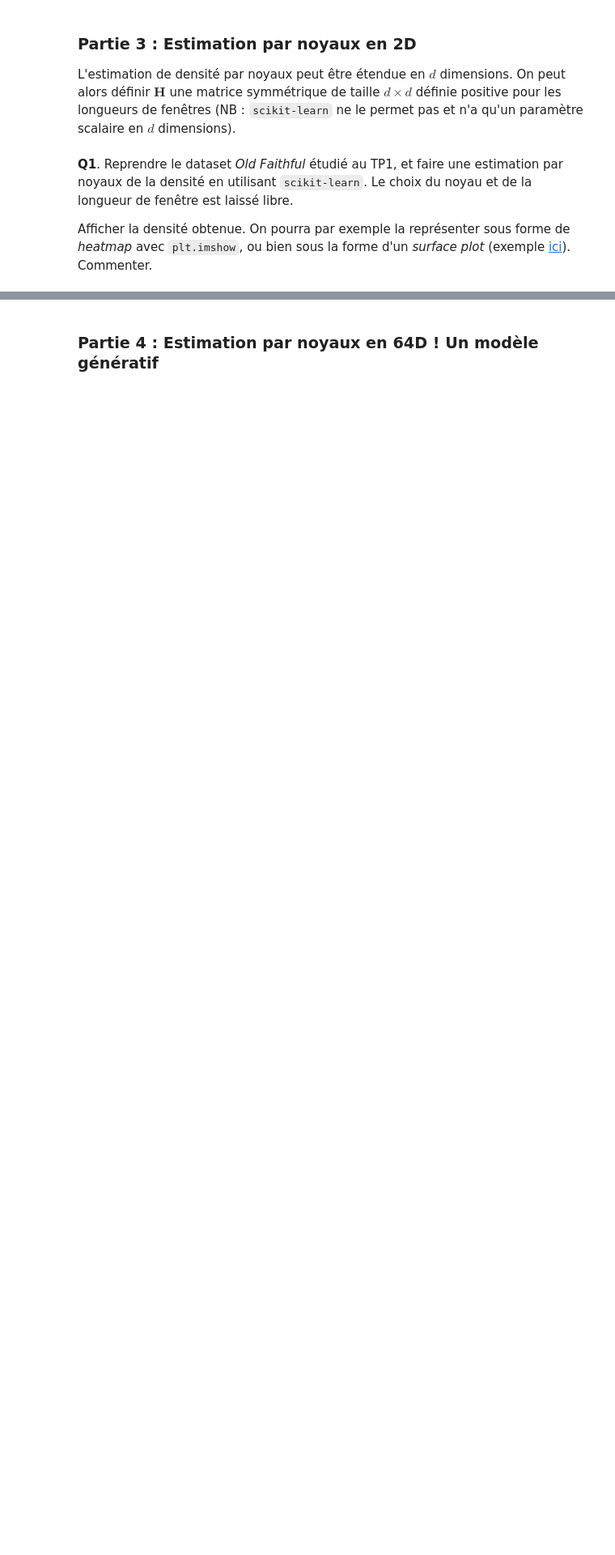
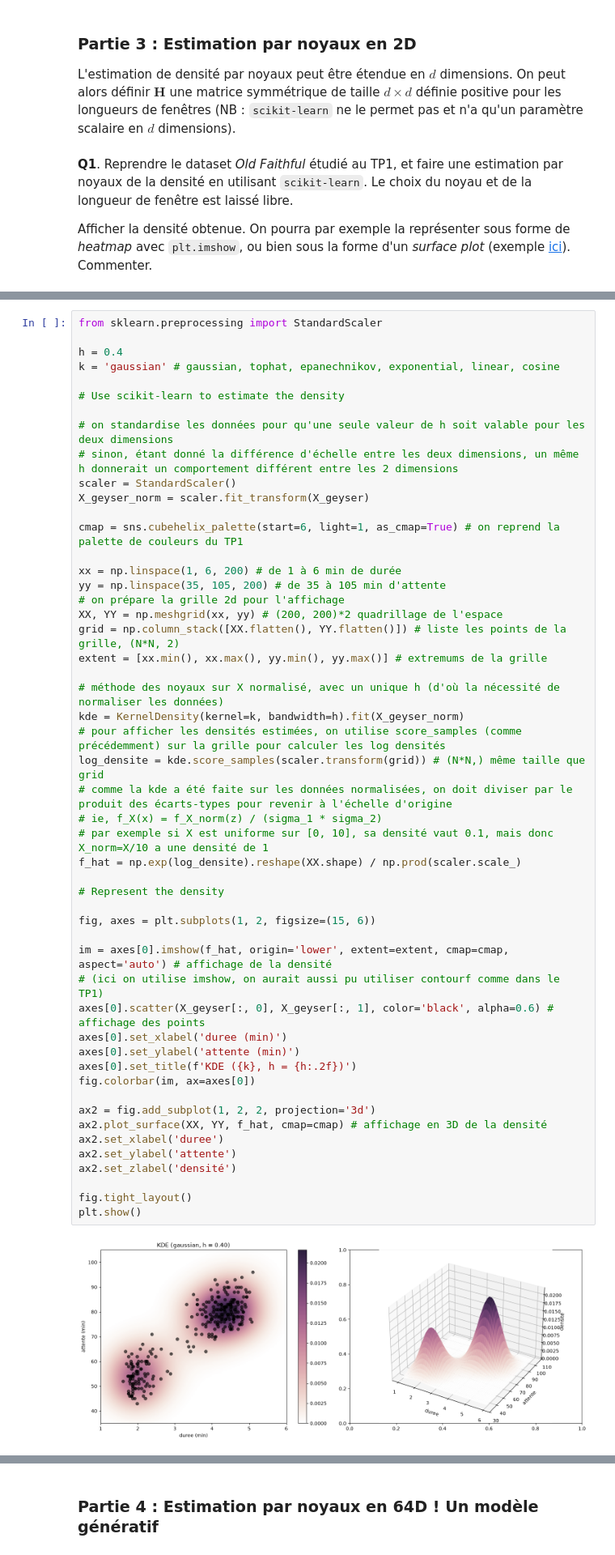
Before and after one commit to alxndrTL/python_sdia, a Jupyter notebook: Labs_Stats/tp2/tp2_FERNANDES_TORRES.ipynb, the cells around one changed output, grey strips where cells are left out. Shown at 81% size. Cells and saved outputs as stored; diff of their text form; blank space fills up the shorter version.

```diff
--- a/Labs_Stats/tp2/tp2_FERNANDES_TORRES.ipynb
+++ b/Labs_Stats/tp2/tp2_FERNANDES_TORRES.ipynb
@@ -326,2 +301,55 @@ X = df[['duration', 'waiting']].values
+# %%
+from sklearn.preprocessing import StandardScaler
+
+h = 0.4
+k = 'gaussian' # gaussian, tophat, epanechnikov, exponential, linear, cosine
+
+# Use scikit-learn to estimate the density
+
+# on standardise les données pour qu'une seule valeur de h soit valable pour les deux dimensions
+# sinon, étant donné la différence d'échelle entre les deux dimensions, un même h donnerait un comportement différent entre les 2 dimensions
+scaler = StandardScaler()
+X_geyser_norm = scaler.fit_transform(X_geyser)
+
+cmap = sns.cubehelix_palette(start=6, light=1, as_cmap=True) # on reprend la palette de couleurs du TP1
+
+xx = np.linspace(1, 6, 200) # de 1 à 6 min de durée
+yy = np.linspace(35, 105, 200) # de 35 à 105 min d'attente
+# on prépare la grille 2d pour l'affichage
+XX, YY = np.meshgrid(xx, yy) # (200, 200)*2 quadrillage de l'espace
+grid = np.column_stack([XX.flatten(), YY.flatten()]) # liste les points de la grille, (N*N, 2)
+extent = [xx.min(), xx.max(), yy.min(), yy.max()] # extremums de la grille
+
+# méthode des noyaux sur X normalisé, avec un unique h (d'où la nécessité de normaliser les données)
+kde = KernelDensity(kernel=k, bandwidth=h).fit(X_geyser_norm)
+# pour afficher les densités estimées, on utilise score_samples (comme précédemment) sur la grille pour calculer les log densités
+log_densite = kde.score_samples(scaler.transform(grid)) # (N*N,) même taille que grid
+# comme la kde a été faite sur les données normalisées, on doit diviser par le produit des écarts-types pour revenir à l'échelle d'origine
+# ie, f_X(x) = f_X_norm(z) / (sigma_1 * sigma_2)
+# par exemple si X est uniforme sur [0, 10], sa densité vaut 0.1, mais donc X_norm=X/10 a une densité de 1
+f_hat = np.exp(log_densite).reshape(XX.shape) / np.prod(scaler.scale_)
+
+# Represent the density
+
+fig, axes = plt.subplots(1, 2, figsize=(15, 6))
+
+im = axes[0].imshow(f_hat, origin='lower', extent=extent, cmap=cmap, aspect='auto') # affichage de la densité
+# (ici on utilise imshow, on aurait aussi pu utiliser contourf comme dans le TP1)
+axes[0].scatter(X_geyser[:, 0], X_geyser[:, 1], color='black', alpha=0.6) # affichage des points
+axes[0].set_xlabel('duree (min)')
+axes[0].set_ylabel('attente (min)')
+axes[0].set_title(f'KDE ({k}, h = {h:.2f})')
+fig.colorbar(im, ax=axes[0])
+
+ax2 = fig.add_subplot(1, 2, 2, projection='3d')
+ax2.plot_surface(XX, YY, f_hat, cmap=cmap) # affichage en 3D de la densité
+ax2.set_xlabel('duree')
+ax2.set_ylabel('attente')
+ax2.set_zlabel('densité')
+
+fig.tight_layout()
+plt.show()
+# %% [output]
+[figure, added]
 # %% [markdown]
 <div style="background-color: rgba(255, 255, 0, 0.15); padding: 8px;">
```
Also changed, not shown: parts of 5 cells of this notebook, 1 other file.
